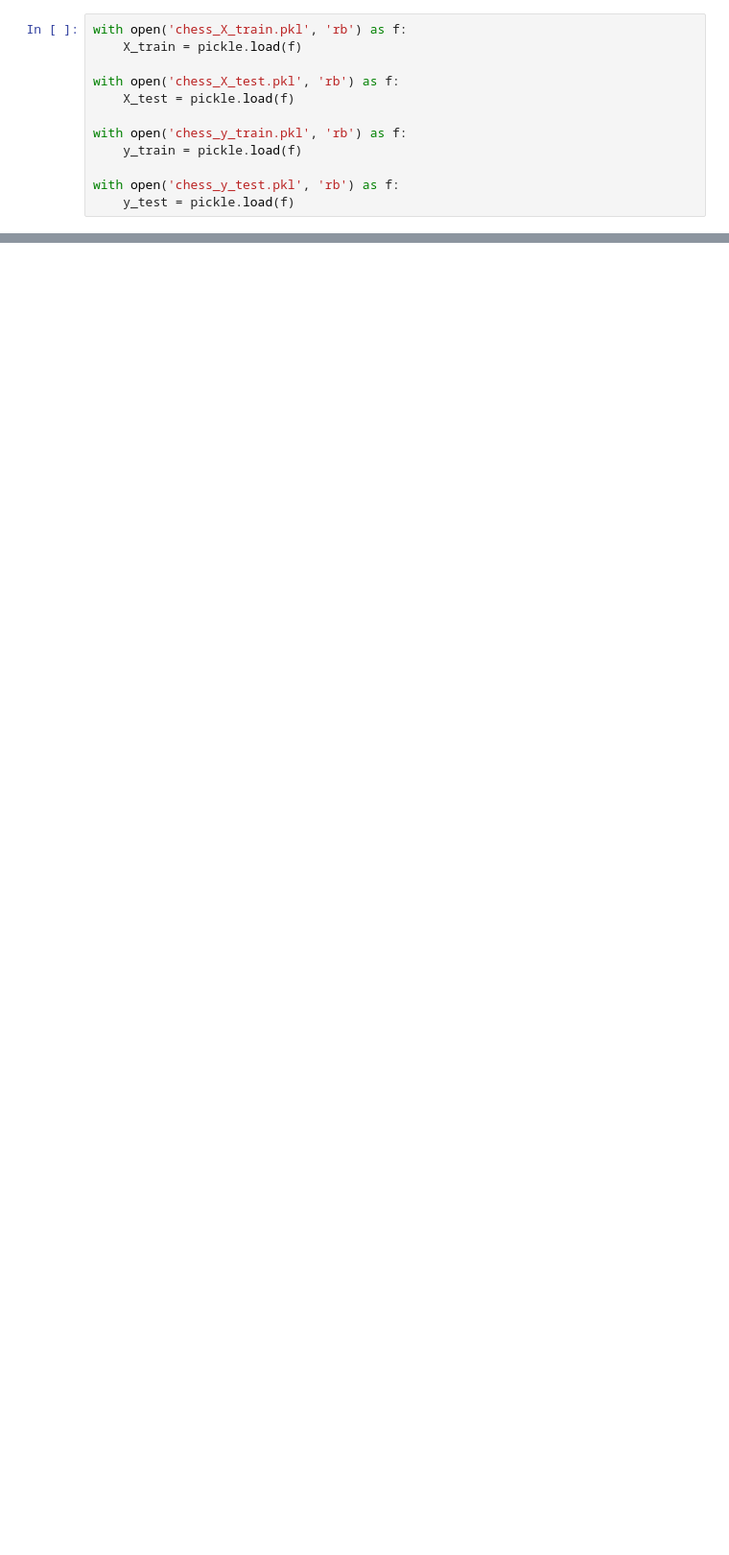
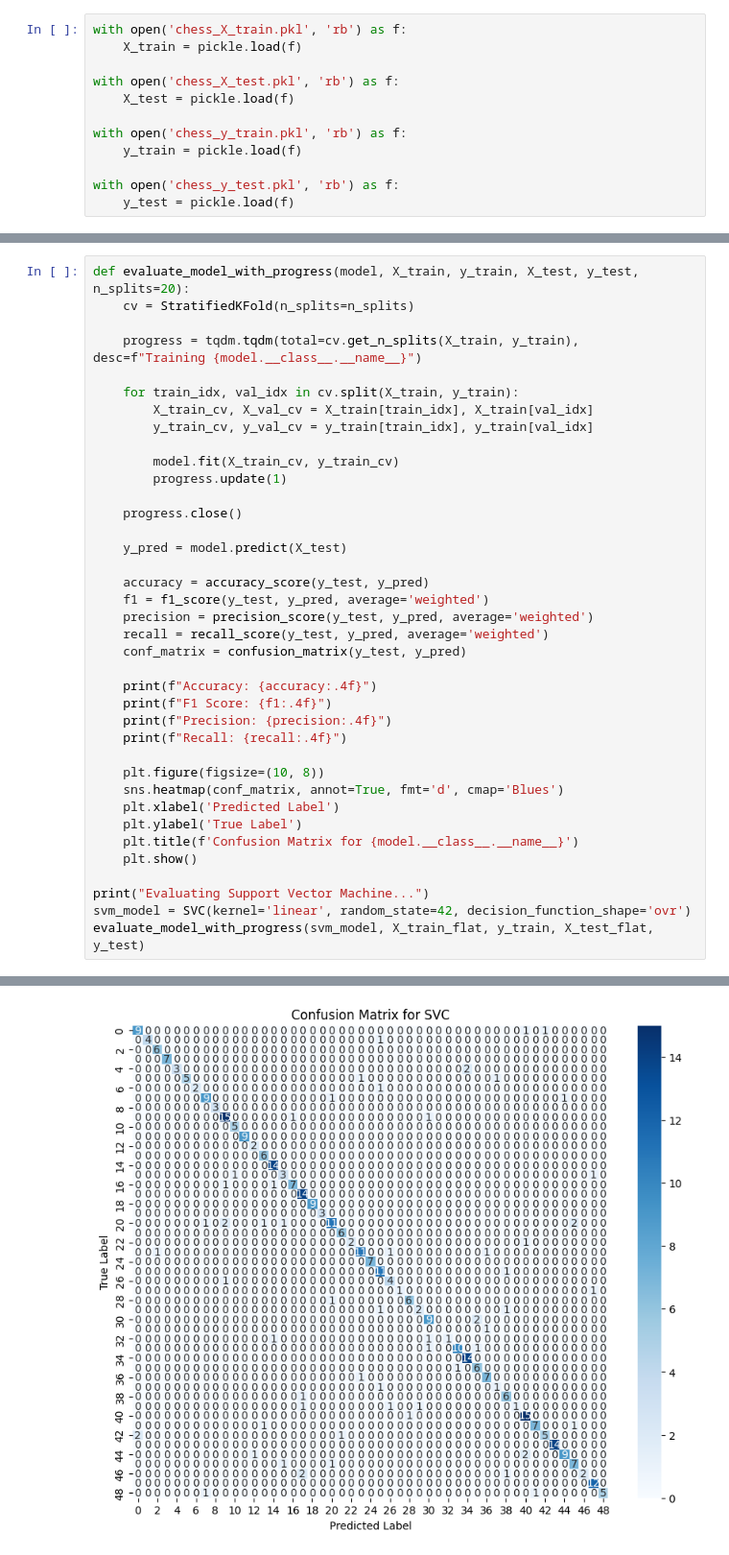
Before and after one commit to MWBruce/ChessOpeningMovePredictor, a Jupyter notebook: MaxModel.ipynb, the cells around one changed output, grey strips where cells are left out. Shown at 96% size. Drawn from its saved outputs; the diff is of its cells as text; blank space fills up the shorter version.

```diff
--- a/MaxModel.ipynb
+++ b/MaxModel.ipynb
@@ -98,0 +102,39 @@ Evaluating Support Vector Machine...
+# %%
+def evaluate_model_with_progress(model, X_train, y_train, X_test, y_test, n_splits=20):
+    cv = StratifiedKFold(n_splits=n_splits)
+
+    progress = tqdm.tqdm(total=cv.get_n_splits(X_train, y_train), desc=f"Training {model.__class__.__name__}")
+
+    for train_idx, val_idx in cv.split(X_train, y_train):
+        X_train_cv, X_val_cv = X_train[train_idx], X_train[val_idx]
+        y_train_cv, y_val_cv = y_train[train_idx], y_train[val_idx]
+
+        model.fit(X_train_cv, y_train_cv)
+        progress.update(1)
+
+    progress.close()
+
+    y_pred = model.predict(X_test)
+
+    accuracy = accuracy_score(y_test, y_pred)
+    f1 = f1_score(y_test, y_pred, average='weighted')
+    precision = precision_score(y_test, y_pred, average='weighted')
+    recall = recall_score(y_test, y_pred, average='weighted')
+    conf_matrix = confusion_matrix(y_test, y_pred)
+
+    print(f"Accuracy: {accuracy:.4f}")
+    print(f"F1 Score: {f1:.4f}")
+    print(f"Precision: {precision:.4f}")
+    print(f"Recall: {recall:.4f}")
+
+    plt.figure(figsize=(10, 8))
+    sns.heatmap(conf_matrix, annot=True, fmt='d', cmap='Blues')
+    plt.xlabel('Predicted Label')
+    plt.ylabel('True Label')
+    plt.title(f'Confusion Matrix for {model.__class__.__name__}')
+    plt.show()
+
+print("Evaluating Support Vector Machine...")
+svm_model = SVC(kernel='linear', random_state=42, decision_function_shape='ovr')
+evaluate_model_with_progress(svm_model, X_train_flat, y_train, X_test_flat, y_test)
+# %% [output]
@@ -98,0 +146 @@ Evaluating Support Vector Machine...
+[figure, added]
```
Also changed, not shown: parts of 4 cells of this notebook.
